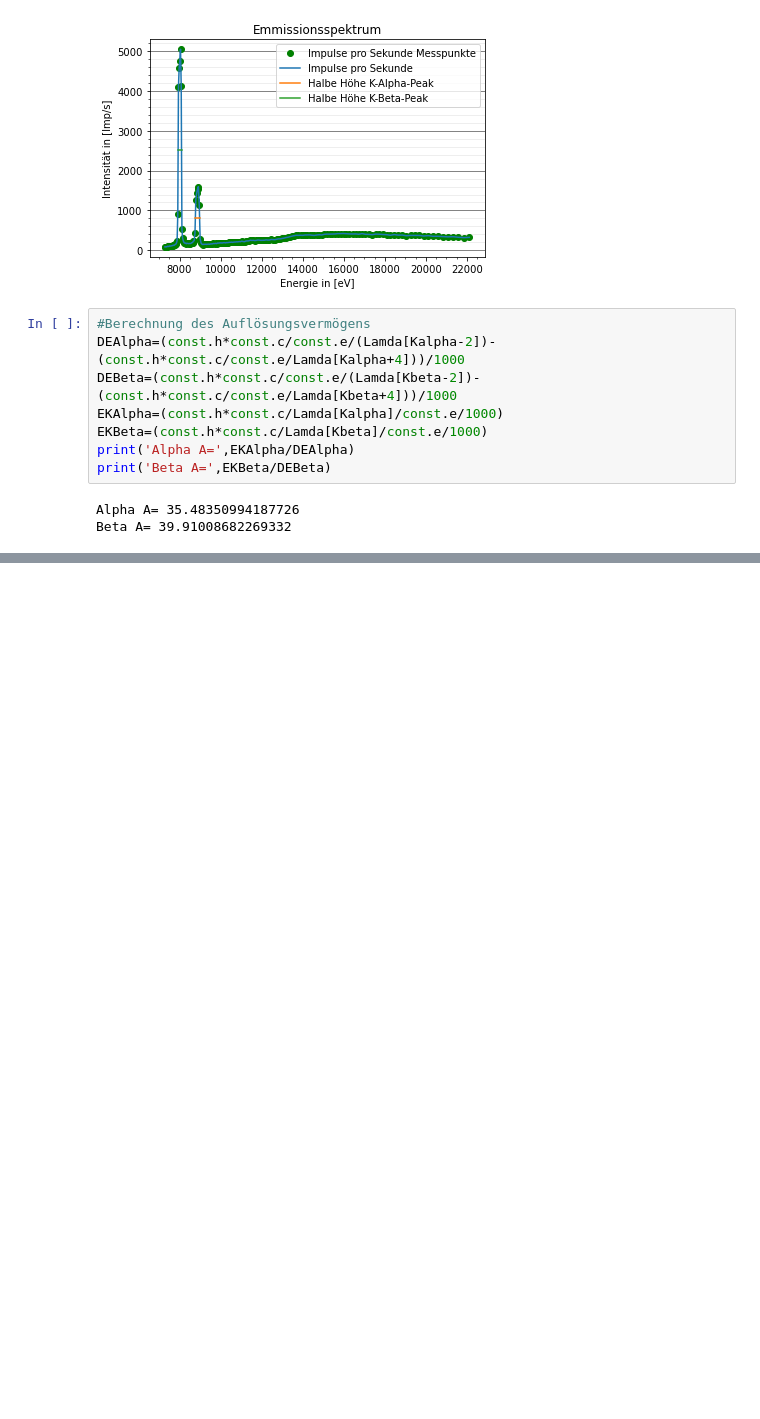
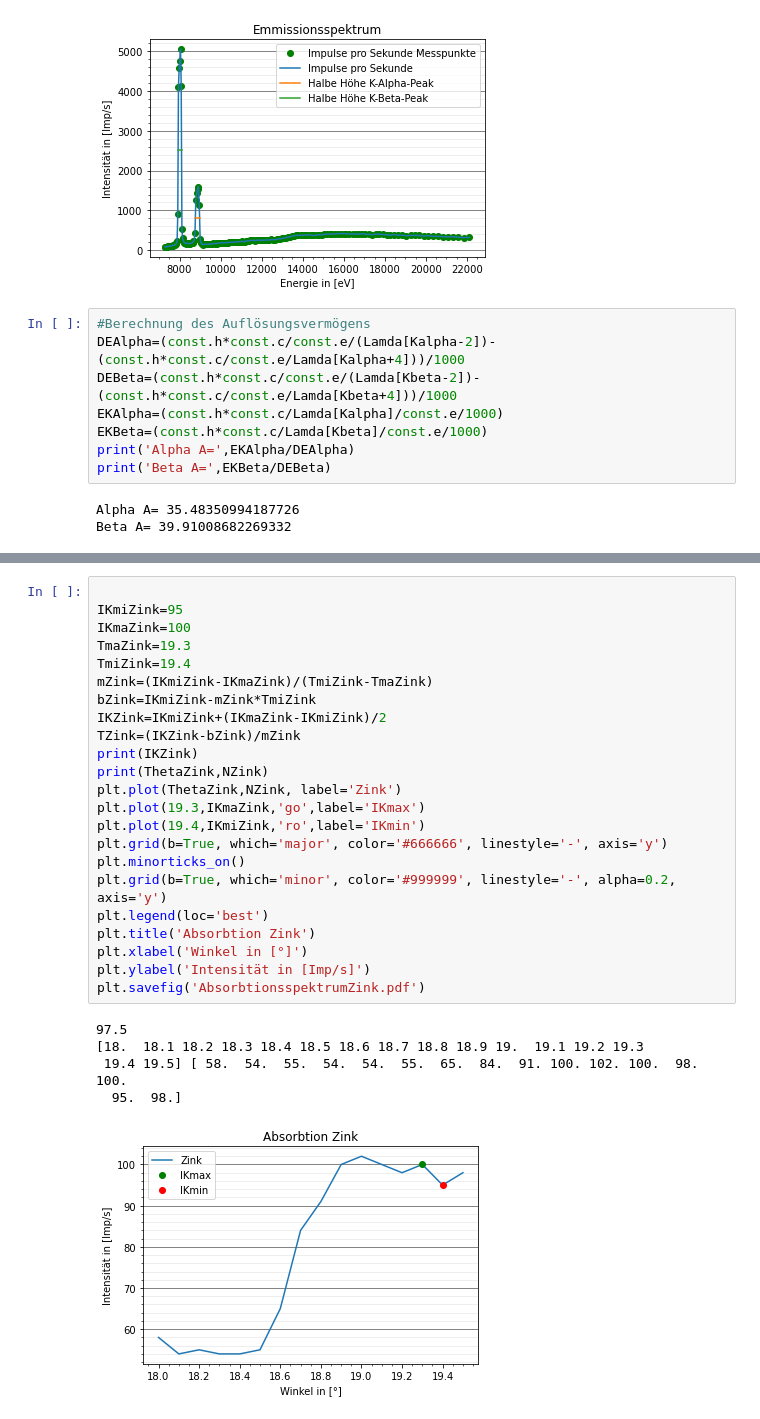
Before and after one commit to JackDO1998/Praktikum, a Jupyter notebook: RoentgenemmisionUndAbsorbtion/content/test.ipynb, the cells around one changed output, grey strips where cells are left out. Drawn from its saved outputs; the diff is of its cells as text; blank space fills up the shorter version.

```diff
--- a/RoentgenemmisionUndAbsorbtion/content/test.ipynb
+++ b/RoentgenemmisionUndAbsorbtion/content/test.ipynb
@@ -109,0 +199,29 @@ Beta A= 39.91008682269332
+# %%
+
+IKmiZink=95
+IKmaZink=100
+TmaZink=19.3
+TmiZink=19.4
+mZink=(IKmiZink-IKmaZink)/(TmiZink-TmaZink)
+bZink=IKmiZink-mZink*TmiZink
+IKZink=IKmiZink+(IKmaZink-IKmiZink)/2
+TZink=(IKZink-bZink)/mZink
+print(IKZink)
+print(ThetaZink,NZink)
+plt.plot(ThetaZink,NZink, label='Zink')
+plt.plot(19.3,IKmaZink,'go',label='IKmax')
+plt.plot(19.4,IKmiZink,'ro',label='IKmin')
+plt.grid(b=True, which='major', color='#666666', linestyle='-', axis='y')
+plt.minorticks_on()
+plt.grid(b=True, which='minor', color='#999999', linestyle='-', alpha=0.2, axis='y')
+plt.legend(loc='best')
+plt.title('Absorbtion Zink')
+plt.xlabel('Winkel in [°]')
+plt.ylabel('Intensität in [Imp/s]')
+plt.savefig('AbsorbtionsspektrumZink.pdf')
+# %% [output]
+97.5
+[18.  18.1 18.2 18.3 18.4 18.5 18.6 18.7 18.8 18.9 19.  19.1 19.2 19.3
+ 19.4 19.5] [ 58.  54.  55.  54.  54.  55.  65.  84.  91. 100. 102. 100.  98. 100.
+  95.  98.]
+[figure, added]
```
Also changed, not shown: parts of 8 cells of this notebook, 16 other files.
